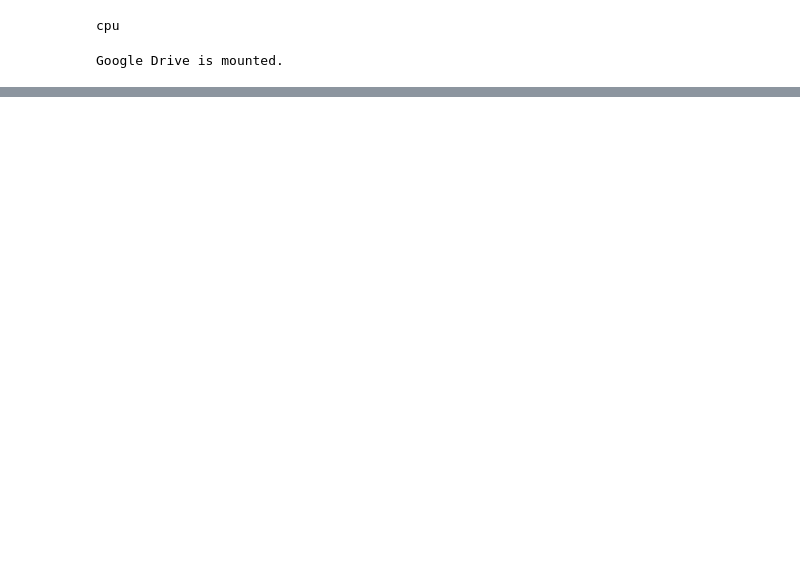
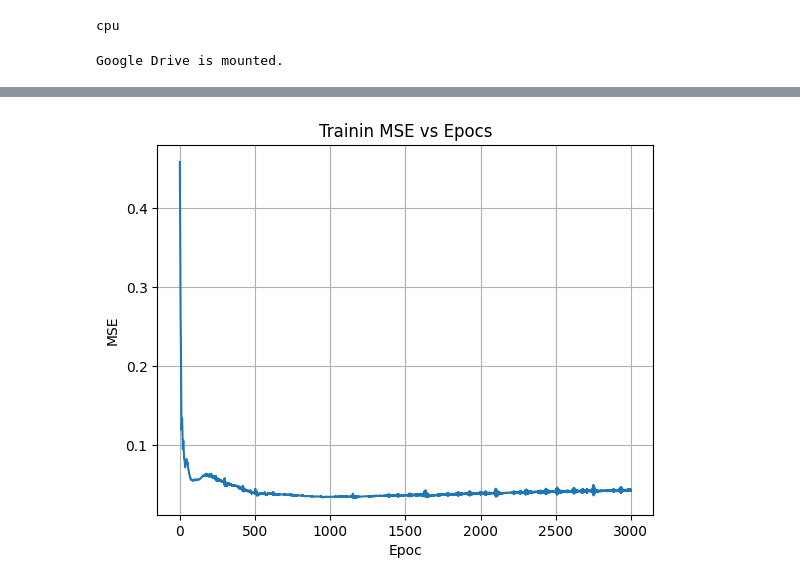
Before and after one commit to jaredlan1/getting_started_with_ML, a Jupyter notebook: HW8.ipynb, the cells around one changed output, grey strips where cells are left out. Cells and saved outputs as stored; diff of their text form; code cells hidden in the pictures; blank space fills up the shorter version.

```diff
--- a/HW8.ipynb
+++ b/HW8.ipynb
@@ -50,0 +73,31 @@ FileNotFoundError: [Errno 2] No such file or directory: '/content/drive/MyDrive/
+# %%
+def ddxi(f, h):
+    dfdx_centarl =(f[:,:,:,0:-4] - 8*f[:,:,:,1:-3] + 8*f[:,:,:,3:-1] - f[:,:,:,4:])/(12*h)
+    dfdx_left =(-11*f[:,:,:,0:2] + 18*f[:,:,:,1:3] -9*f[:,:,:,2:4] + 2*f[:,:,:,3:5])/(6*h)
+    dfdx_right=(-2*f[:,:,:,-5:-3] + 9*f[:,:,:,-4:-2] -18*f[:,:,:,-3:-1] + 11*f[:,:,:,-2:])/(6*h)
+    return torch.cat((dfdx_left, dfdx_centarl, dfdx_right), dim=3)
+
+def ddeta(f, h):
+    dfdy_central= (f[:,:,0:-4,:] - 8*f[:,:,1:-3,:] + 8*f[:,:,3:-1,:] - f[:,:,4:,:])/(12*h)
+    dfdy_bot= (-11*f[:,:,0:2,:] + 18*f[:,:,1:3,:] -9*f[:,:,2:4,:] + 2*f[:,:,3:5,:])/(6*h)
+    dfdy_top = (-2*f[:,:,-5:-3,:] + 9*f[:,:,-4:-2,:] -18*f[:,:,-3:-1,:] + 11*f[:,:,-2:,:])/(6*h)
+    return torch.cat((dfdy_bot, dfdy_central, dfdy_top), dim=2)
+# %%
+def grad_xy(f):
+
+    f_xi = ddxi(f,h)
+    f_eta = ddeta(f,h)
+
+    dfdx = Jinv_t*(f_xi*dydeta_t - f_eta*dydxi_t)
+    dfdy = Jinv_t*(f_eta*dxdxi_t - f_xi*dxdeta_t)
+
+    return dfdx, dfdy
+
+
+def laplace_xy(f):
+
+    fx, fy= grad_xy(f)
+    fxx,_ =grad_xy(fx)
+    _,fyy=grad_xy(fy)
+
+    return fxx + fyy
@@ -50,0 +234,10 @@ FileNotFoundError: [Errno 2] No such file or directory: '/content/drive/MyDrive/
+# %%
+plt.figure()
+plt.plot(mse_history_arr)
+plt.xlabel("Epoc")
+plt.ylabel("MSE")
+plt.title("Trainin MSE vs Epocs")
+plt.grid()
+plt.show()
+# %% [output]
+[figure, added]
```
Also changed, not shown: parts of 7 cells of this notebook.
